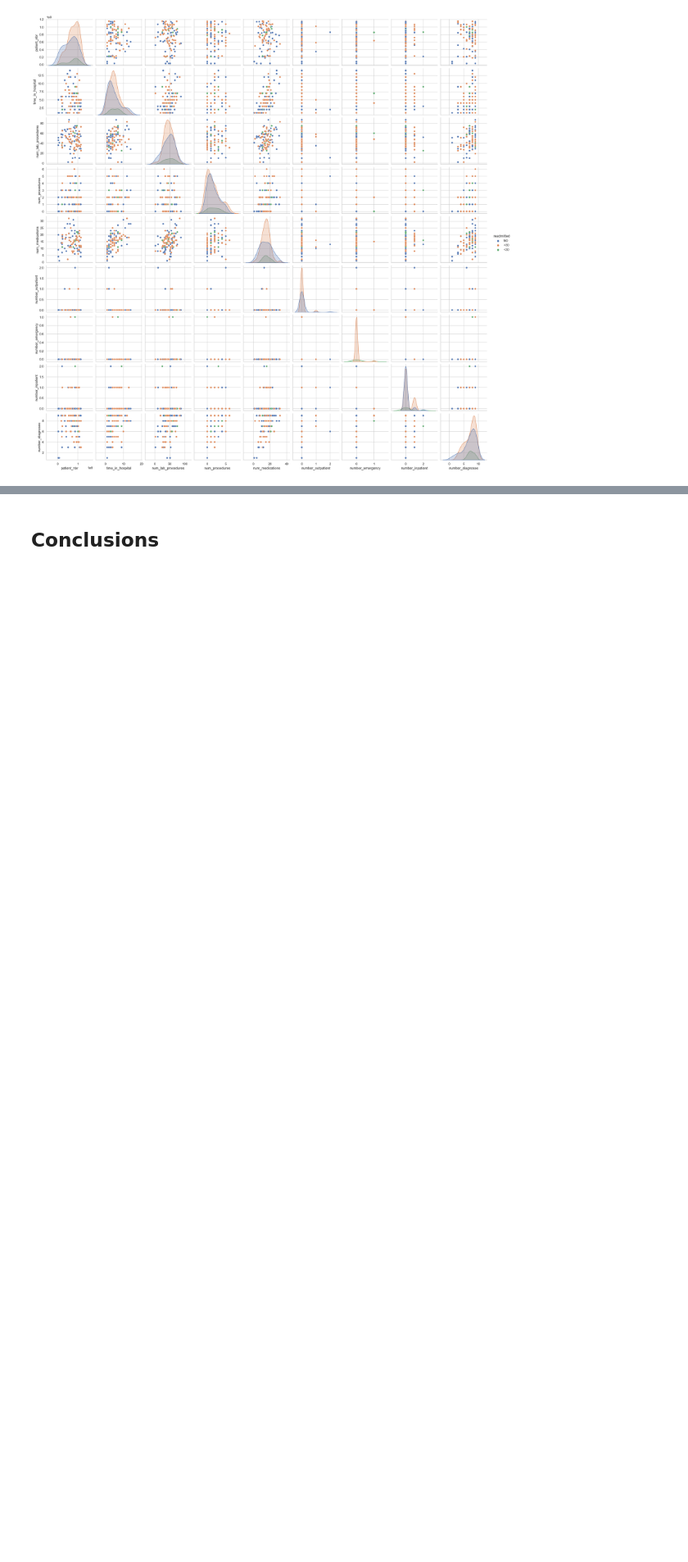
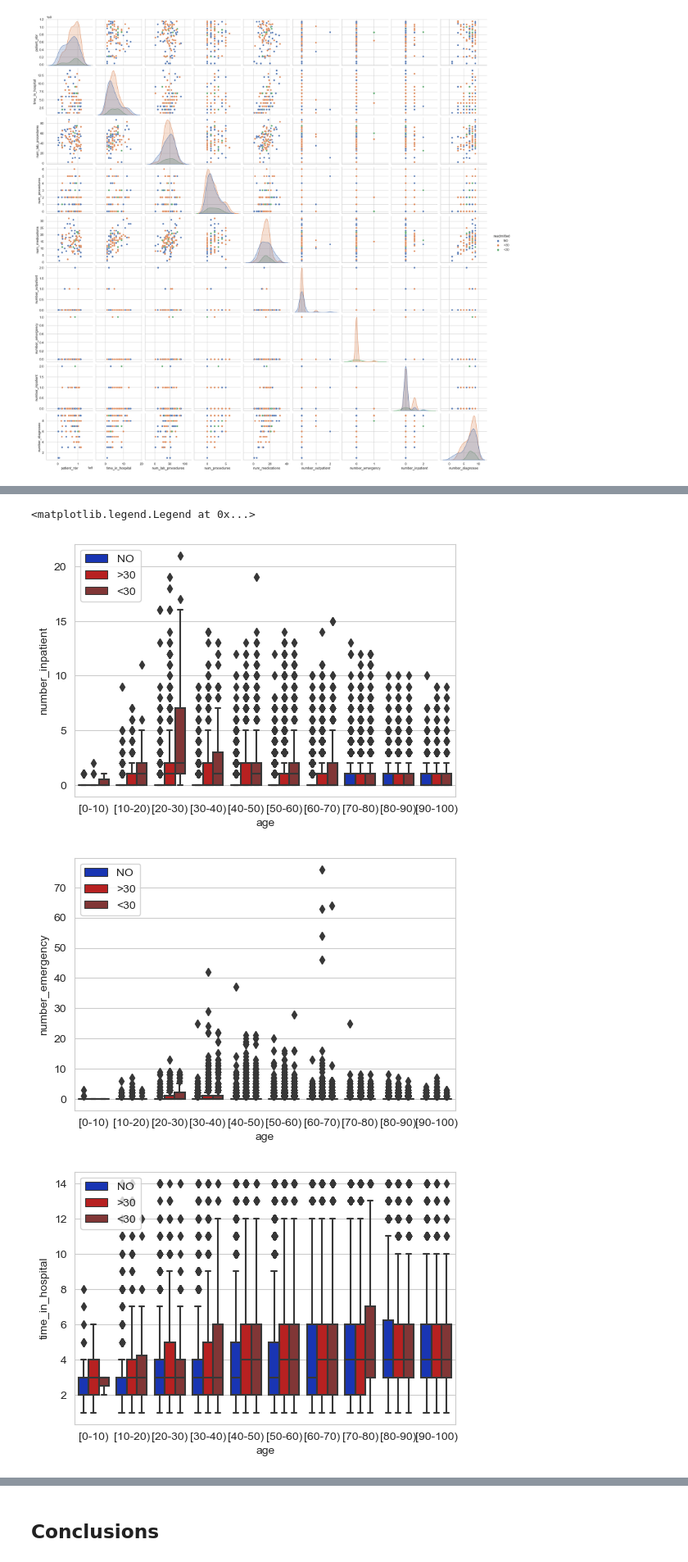
Before and after one commit to Nicolasc-ER/diabetes_agata_test, a Jupyter notebook: EDA/EDA_dataset.ipynb, the cells around one changed output, grey strips where cells are left out. Shown at 82% size. Drawn from its saved outputs; the diff is of its cells as text; code cells hidden in the pictures; blank space fills up the shorter version.

```diff
--- a/EDA/EDA_dataset.ipynb
+++ b/EDA/EDA_dataset.ipynb
@@ -265,0 +332,21 @@ sns.pairplot(diabetes[int_column].head(100), hue = 'readmitted')
+# %%
+fig = plt.figure(figsize = (6, 4))
+ax = sns.boxplot(x='age', y = 'number_inpatient', hue = 'readmitted', data = diabetes,palette=['#0025CC',"#D00808","#8D2A2A"])
+ax.legend(loc = 'upper left')
+fig = plt.figure(figsize = (6, 4))
+ax = sns.boxplot(x='age', y = 'number_emergency', hue = 'readmitted', data = diabetes,palette=['#0025CC',"#D00808","#8D2A2A"])
+ax.legend(loc = 'upper left')
+fig = plt.figure(figsize = (6, 4))
+ax = sns.boxplot(x='age', y = 'time_in_hospital', hue = 'readmitted', data = diabetes,palette=['#0025CC',"#D00808","#8D2A2A"])
+ax.legend(loc = 'upper left')
+fig = plt.figure(figsize = (6, 4))
+ax = sns.boxplot(x='age', y = 'number_diagnoses', hue = 'readmitted', data = diabetes,palette=['#0025CC',"#D00808","#8D2A2A"])
+ax.legend(loc = 'upper left')
+fig = plt.figure(figsize = (6, 4))
+ax = sns.boxplot(x='age', y = 'num_medications', hue = 'readmitted', data = diabetes,palette=['#0025CC',"#D00808","#8D2A2A"])
+ax.legend(loc = 'upper left')
+# %% [output]
+<matplotlib.legend.Legend at 0x...>
+[figure, added]
+[figure, added]
+[figure, added]
```
Also changed, not shown: parts of 14 cells of this notebook.
